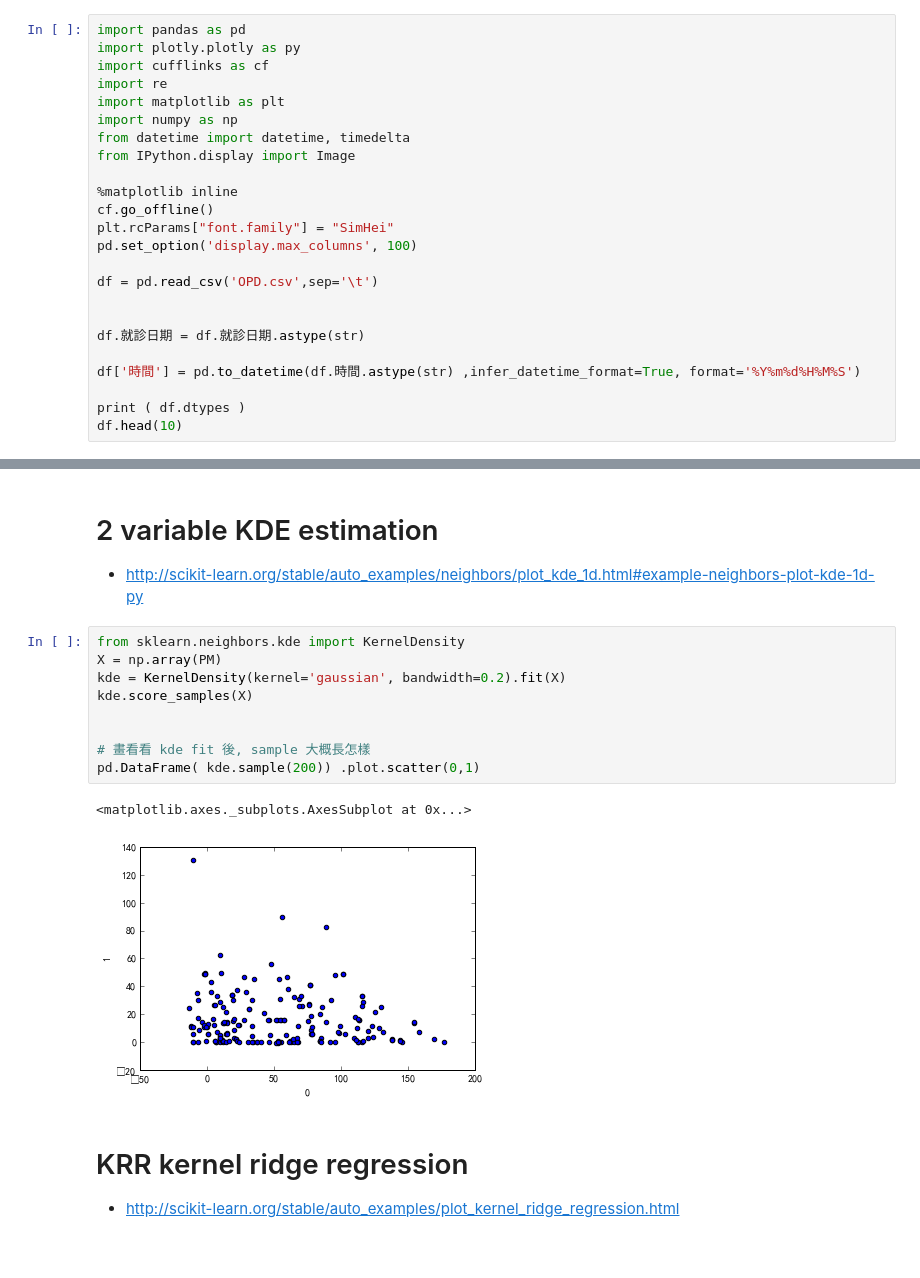
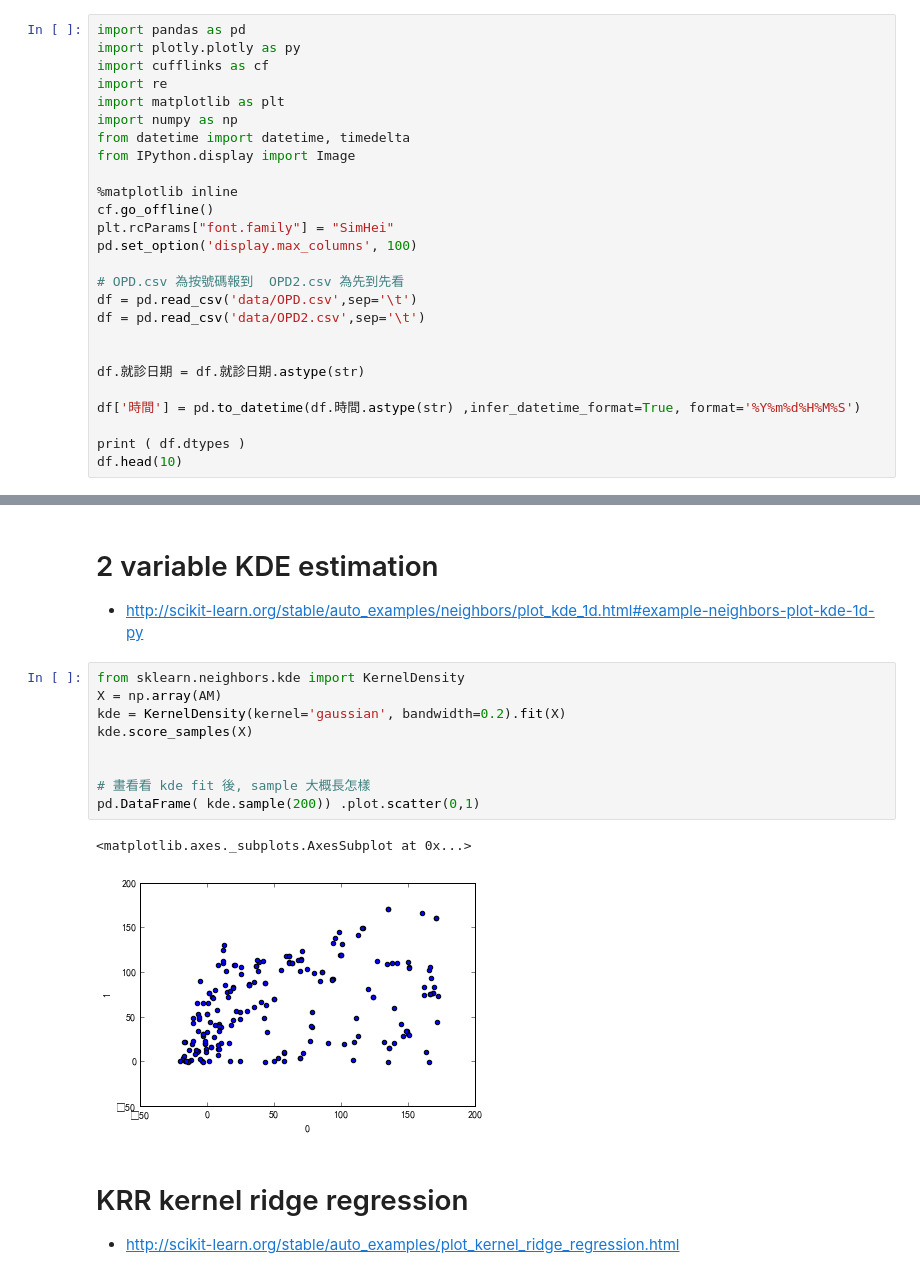
Before and after one commit to t0mst0ne/OPD_waiting, a Jupyter notebook: OPD 門診叫號 分佈.ipynb, the cells around one changed output, grey strips where cells are left out. Cells and saved outputs as stored; diff of their text form.

```diff
--- a/OPD 門診叫號 分佈.ipynb
+++ b/OPD 門診叫號 分佈.ipynb
@@ -16,7 +16,9 @@ cf.go_offline()
 plt.rcParams["font.family"] = "SimHei"
 pd.set_option('display.max_columns', 100)
 
-df = pd.read_csv('OPD.csv',sep='\t')
+# OPD.csv 為按號碼報到  OPD2.csv 為先到先看
+df = pd.read_csv('data/OPD.csv',sep='\t')
+df = pd.read_csv('data/OPD2.csv',sep='\t')
 
 
 df.就診日期 = df.就診日期.astype(str)
@@ -151,16 +157,16 @@ dtype: int64
 * http://scikit-learn.org/stable/auto_examples/neighbors/plot_kde_1d.html#example-neighbors-plot-kde-1d-py
 # %%
 from sklearn.neighbors.kde import KernelDensity
-X = np.array(PM)
+X = np.array(AM)
 kde = KernelDensity(kernel='gaussian', bandwidth=0.2).fit(X)
 kde.score_samples(X)
 
 
 # 畫看看 kde fit 後, sample 大概長怎樣
 pd.DataFrame( kde.sample(200)) .plot.scatter(0,1)
 # %% [output]
 <matplotlib.axes._subplots.AxesSubplot at 0x...>
-[figure, old version]
+[figure, new version]
 # %% [markdown]
 # KRR kernel ridge regression
 * http://scikit-learn.org/stable/auto_examples/plot_kernel_ridge_regression.html
```
Also changed, not shown: parts of 9 cells of this notebook, 8 other files.
